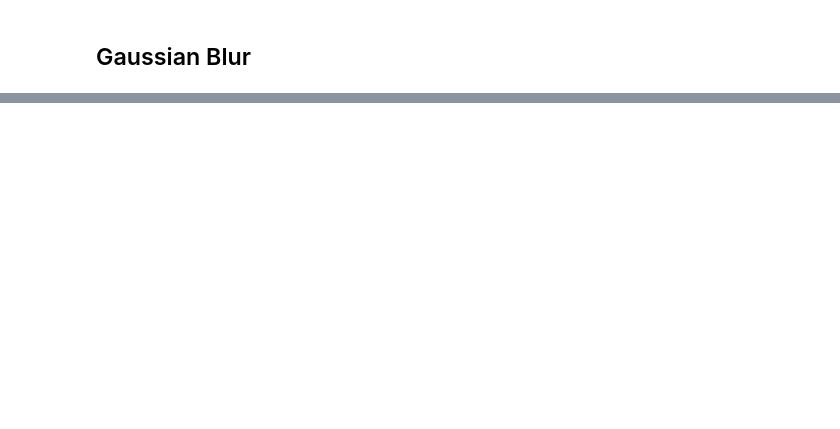
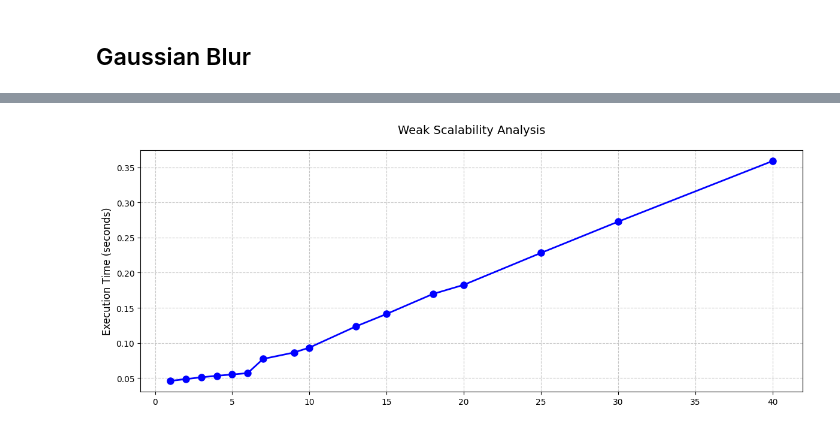
Before and after one commit to joseph280996/PHPC-Project, a Jupyter notebook: src/main.ipynb, the cells around one changed output, grey strips where cells are left out. Cells and saved outputs as stored; diff of their text form; code cells hidden in the pictures; blank space fills up the shorter version.

```diff
--- a/src/main.ipynb
+++ b/src/main.ipynb
@@ -154,0 +270,55 @@ num_threads = np.array([
+# %%
+def plot_weak_scale_result(processes, execution_times):
+
+    # Create a figure with two subplots sharing the x-axis
+    fig, ax1 = plt.subplots(1, 1, figsize=(12, 5), sharex=True)
+
+    # Plot execution times
+    ax1.plot(processes, execution_times, 'b-o', linewidth=2, markersize=8)
+    ax1.set_title('Weak Scalability Analysis', fontsize=14, pad=20)
+    ax1.set_ylabel('Execution Time (seconds)', fontsize=12)
+    ax1.grid(True, linestyle='--', alpha=0.7)
+
+    # Add image dimension annotations to the first plot
+
+    # Adjust layout to prevent overlap
+    plt.tight_layout()
+
+    # Show the plot
+    plt.show()
+# %%
+# Define our complete data points
+num_threads = np.array([
+    1,    # First data point - sequential execution
+    2,    # Testing minimal parallelization
+    3,    # Where we see major performance improvement
+    4, 5, 6, 7, 9, 10,    # Testing fine-grained scaling
+    13, 15,      # Testing medium thread counts
+    18,20,      # Testing higher thread counts
+    25,                      # First jump in thread count
+    30,                      # Testing larger thread count
+    40,                      # Testing very large thread count
+])
+
+# Calculate total pixels for each image size to understand the workload
+execution_times = np.array([
+   0.0461361,  # Value 1  - Starting with lowest execution time
+   0.048605,   # Value 2  - Beginning of gradual increase
+   0.0511601,  # Value 3
+   0.0533199,  # Value 4
+   0.0551531,  # Value 5
+   0.0570838,  # Value 6
+   0.0772929,  # Value 7  - Notable jump in execution time
+   0.086417,   # Value 8
+   0.093394,   # Value 9
+   0.123432,   # Value 10 - Continuing upward trend
+   0.141273,   # Value 11
+   0.169679,   # Value 12
+   0.182693,   # Value 13
+   0.22811,    # Value 14 - Significant increase
+   0.272582,   # Value 15
+   0.358851    # Value 16 - Highest execution time
+])
+plot_weak_scale_result(num_threads, execution_times)
+# %% [output]
+[figure, added]
```
Also changed, not shown: parts of 9 cells of this notebook, 57 other files.
